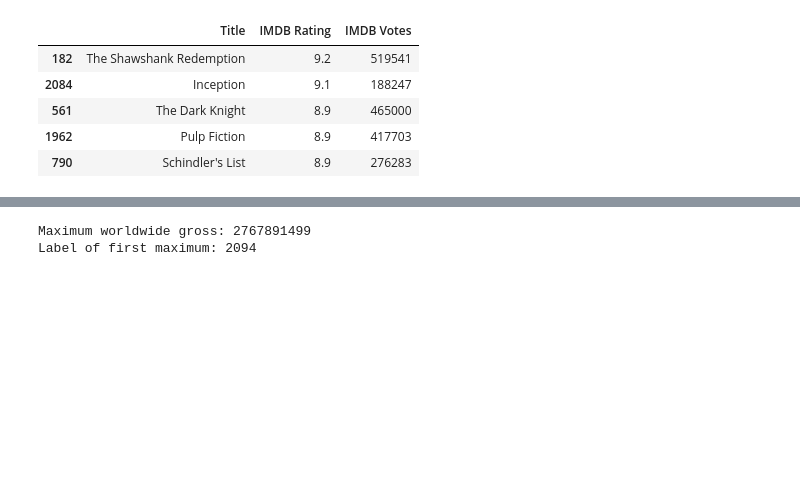
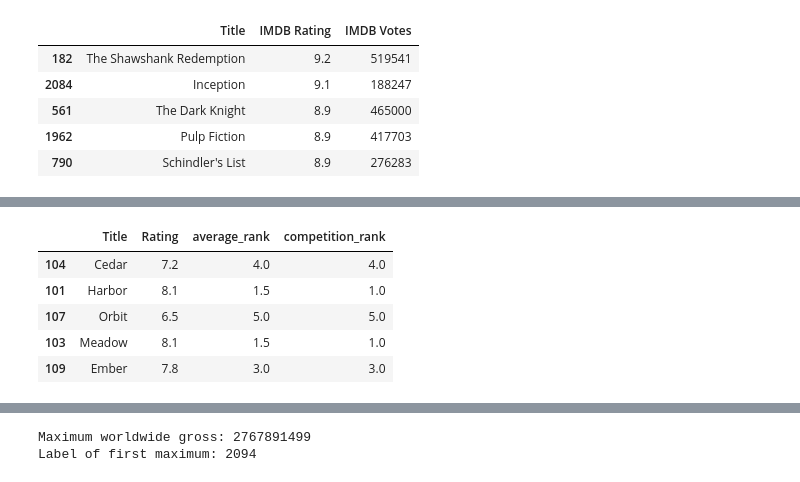
Before and after one commit to Lizhen0909/nu-stat303-1-sec20-coursebook-clean, a Jupyter notebook: teaching-materials/stat303-pandas-fundamentals/pandas_examples.ipynb, the cells around one changed output, grey strips where cells are left out. Saved outputs shown, nothing was run; the diff lists cells and outputs as text; code cells hidden in the pictures; blank space fills up the shorter version.

```diff
--- a/teaching-materials/stat303-pandas-fundamentals/pandas_examples.ipynb
+++ b/teaching-materials/stat303-pandas-fundamentals/pandas_examples.ipynb
@@ -286,0 +365,12 @@ The sorting keys are applied in order: rating descending, then votes descending
+# %%
+screening_ranks = screenings[['Title', 'Rating']].copy()
+screening_ranks['average_rank'] = screenings['Rating'].rank(ascending=False)
+screening_ranks['competition_rank'] = screenings['Rating'].rank(ascending=False, method='min')
+screening_ranks
+# %% [output]
+|  | Title | Rating | average_rank | competition_rank |
+| 104 | Cedar | 7.2 | 4.0 | 4.0 |
+| 101 | Harbor | 8.1 | 1.5 | 1.0 |
+| 107 | Orbit | 6.5 | 5.0 | 5.0 |
+| 103 | Meadow | 8.1 | 1.5 | 1.0 |
+| 109 | Ember | 7.8 | 3.0 | 3.0 |
```
Also changed, not shown: parts of 46 cells of this notebook, 8 other files.
